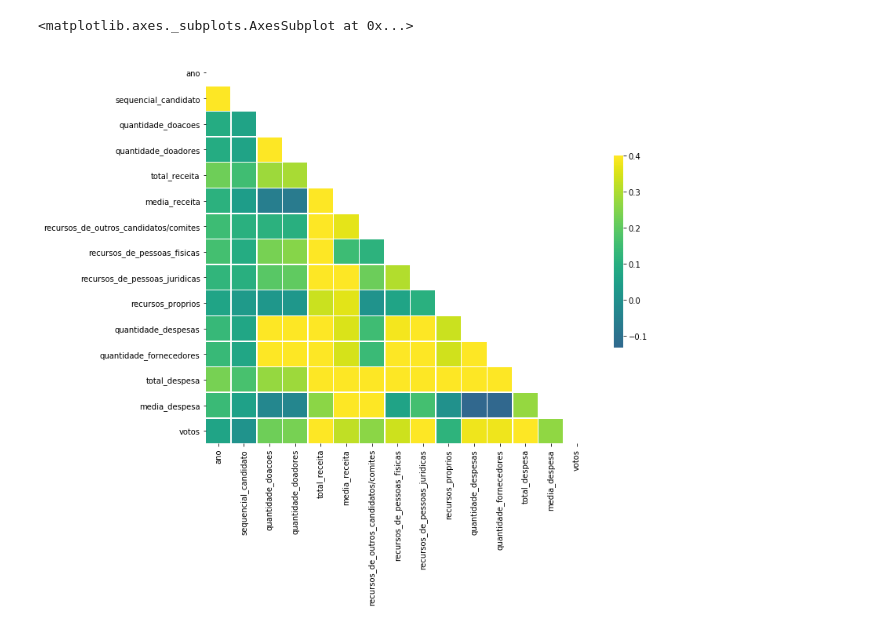
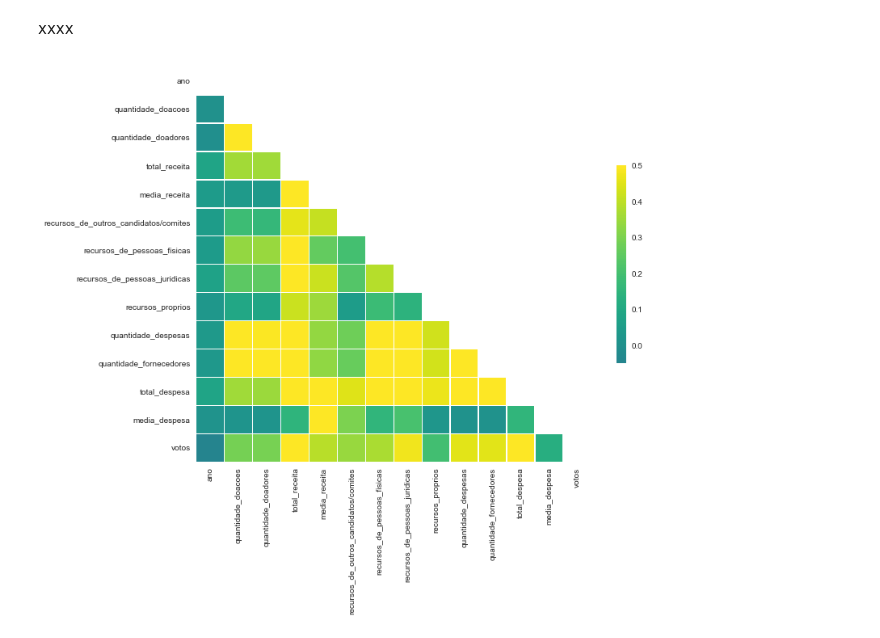
Before and after one commit to thiagonobrega/ml, a Jupyter notebook: VotingPrediction/notebook.ipynb, the cells around one changed output. Cells and saved outputs as stored; diff of their text form; code cells hidden in the pictures.

```diff
--- a/VotingPrediction/notebook.ipynb
+++ b/VotingPrediction/notebook.ipynb
@@ -11,2 +13,5 @@ from scipy.stats.stats import pearsonr
 # %%
 data = pd.read_csv("eleicoes_2006_a_2010.csv")
+data2014 = pd.read_csv("eleicoes_2014.csv")
+
+data = pd.concat([data,data2014])
@@ -13,3 +20,6 @@ data = pd.read_csv("eleicoes_2006_a_2010.csv")
+# %%
+#separar por ano
+data = data.drop(['nome','sequencial_candidato','cargo','grau','estado_civil','ocupacao'],axis=1)
 # %%
 data.info()
 # %% [output]
@@ -113,3 +42,0 @@ data.drop(['uf'],axis=1)
-# %%
-y = data.pop('votos')
-X_train, X_validation, y_train, y_validation = train_test_split(data, y, test_size=0.2)
@@ -167,24 +43,28 @@ plt.matshow(df.corr())
-# %%
-corr = df.corr()
-
-# Generate a mask for the upper triangle
-mask = np.zeros_like(corr, dtype=np.bool)
-mask[np.triu_indices_from(mask)] = True
-
-# Set up the matplotlib figure
-f, ax = plt.subplots(figsize=(11, 9))
-
-# Generate a custom diverging colormap
-cmap = sns.diverging_palette(220, 10, as_cmap=True)
-cmap='viridis'
-
-# Draw the heatmap with the mask and correct aspect ratio
-sns.heatmap(corr, mask=mask, cmap=cmap, vmax=0.4, center=0,
-            square=True, linewidths=.5,
-            #annot=True,
-            #fmt="g",
-            cbar_kws={"shrink": .5}
-           )
-# %% [output]
-<matplotlib.axes._subplots.AxesSubplot at 0x...>
-[figure, removed]
+# %% [markdown]
+xxxx
+# %%
+def plotCorrelation(df,vm=0.7):
+    corr = df.corr()
+
+    # Generate a mask for the upper triangle
+    mask = np.zeros_like(corr, dtype=np.bool)
+    mask[np.triu_indices_from(mask)] = True
+
+    # Set up the matplotlib figure
+    f, ax = plt.subplots(figsize=(11, 9))
+
+    # Generate a custom diverging colormap
+    cmap = sns.diverging_palette(220, 10, as_cmap=True)
+    cmap='viridis'
+
+    # Draw the heatmap with the mask and correct aspect ratio
+    sns.heatmap(corr, mask=mask, cmap=cmap, vmax=vm, center=0,
+                square=True, linewidths=.5,
+                #annot=True,
+                #fmt="g",
+                cbar_kws={"shrink": .5}
+               )
+# %%
+plotCorrelation(data,vm=0.5)
+# %% [output]
+[figure, added]
```
Also changed, not shown: parts of 50 cells of this notebook, 1 other file.
